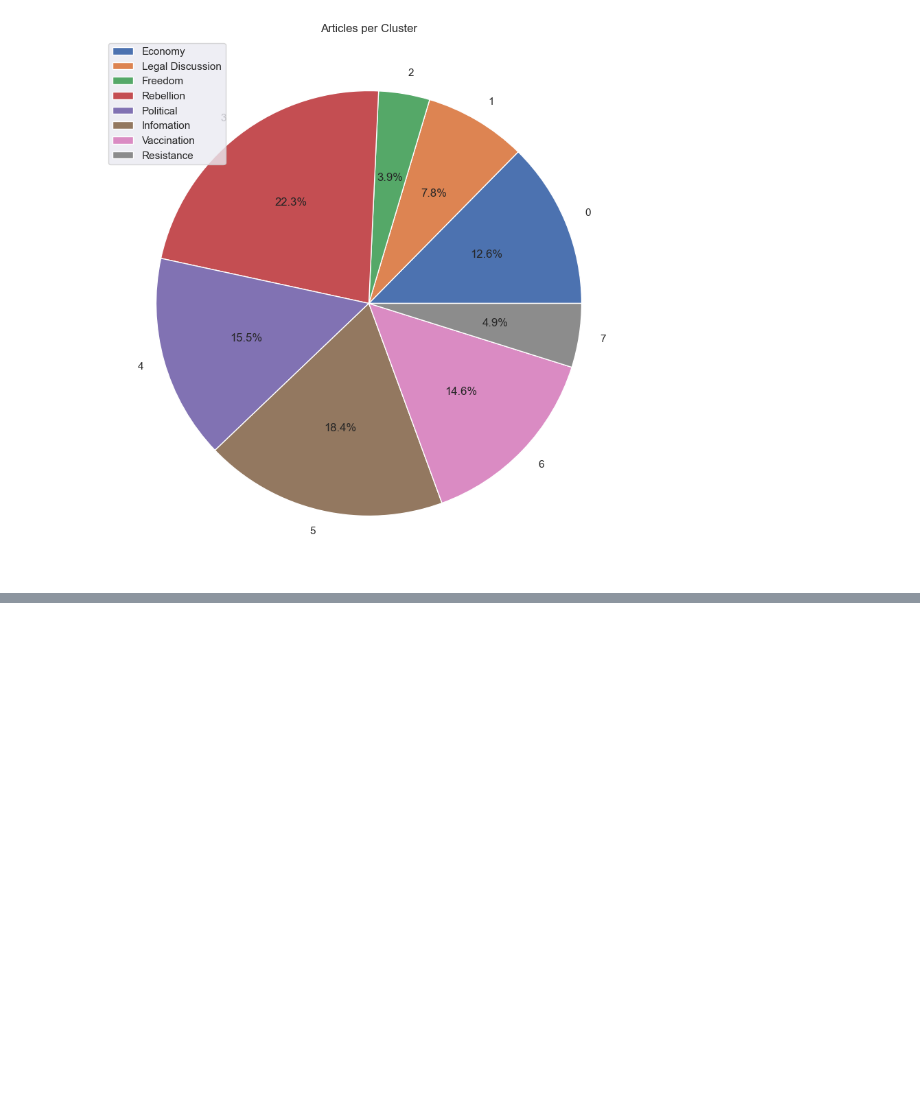
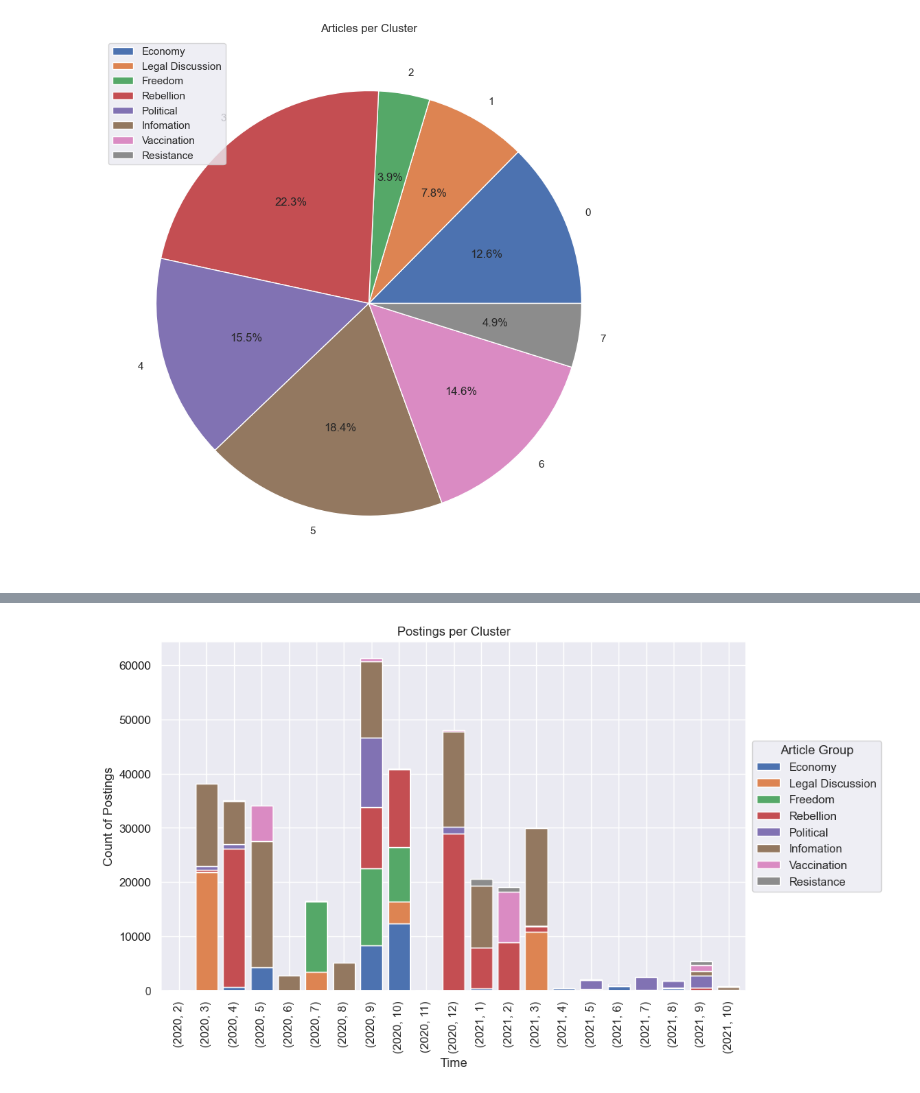
Before and after one commit to lukasthekid/corona-mask-requirement-nlp-analysis, a Jupyter notebook: comparison/viral-article.ipynb, the cells around one changed output, grey strips where cells are left out. Cells and saved outputs as stored; diff of their text form; code cells hidden in the pictures; blank space fills up the shorter version.

```diff
--- a/comparison/viral-article.ipynb
+++ b/comparison/viral-article.ipynb
@@ -145,0 +210,24 @@ plt.show()
+# %%
+
+postings = result1.groupby(['year','month', 'cluster_value'])['ID_Posting'].nunique()
+# Divide the number of postings by the number of articles to get the ratio of postings to articles
+
+df_gb = postings.unstack()
+df_gb.plot(kind='bar', stacked=True, figsize=(10,6), width=0.8)
+# Get the legend object
+legend = plt.legend(['Economy', 'Legal Discussion','Freedom',
+                     'Rebellion','Political', 'Infomation','Vaccination', 'Resistance'],
+                   loc='center left', bbox_to_anchor=(1, 0.5))
+legend.set_alpha(0.1)
+# Change the legend title
+legend.set_title('Article Group')
+# Add a title to the plot
+plt.title('Postings per Cluster')
+plt.xlabel('Time')
+plt.ylabel('Count of Postings')
+
+# Show the plot
+plt.savefig('cluster-postings-dist-plot.png', bbox_inches='tight', dpi=300)
+plt.show()
+# %% [output]
+[figure, added]
```
Also changed, not shown: parts of 4 cells of this notebook, 13 other files.
